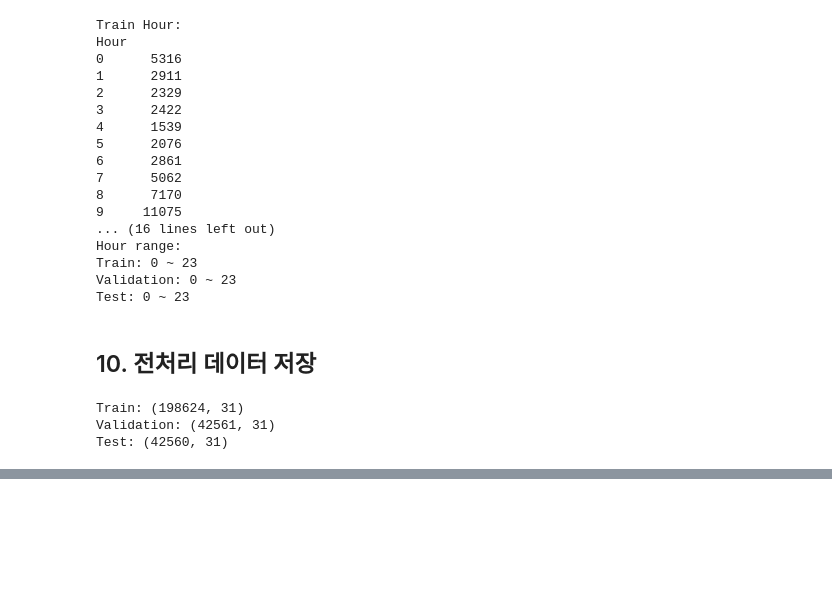
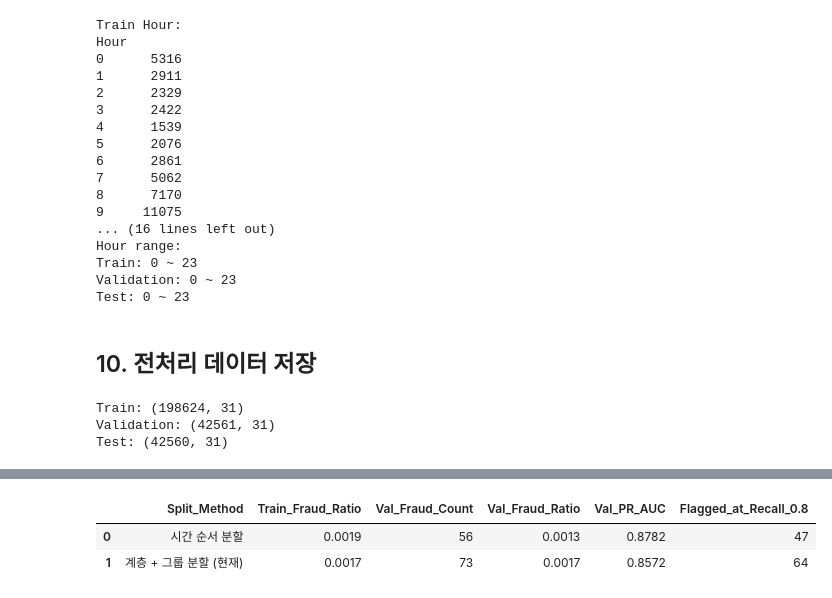
Before and after one commit to credit-card-fds/credit-card-fds, a Jupyter notebook: experiments/eda_and_split.ipynb, the cells around one changed output, grey strips where cells are left out. Saved outputs shown, nothing was run; the diff lists cells and outputs as text; code cells hidden in the pictures; blank space fills up the shorter version.

```diff
--- a/experiments/eda_and_split.ipynb
+++ b/experiments/eda_and_split.ipynb
@@ -565,0 +578,67 @@ Test: (42560, 31)
+# %%
+# ============================================================
+# [실험] 시간 순서 분할 vs 계층 + 그룹 분할 — 검증 성능 비교
+# 전처리: 본 분할과 같은 규칙 (Amount 로그 + RobustScaler를 학습 구간 기준 fit, Time → Hour)
+# 모델: 랜덤포레스트 (n_estimators=200, class_weight='balanced', random_state=42)
+# ============================================================
+import sys
+from pathlib import Path
+
+from sklearn.ensemble import RandomForestClassifier
+from sklearn.metrics import average_precision_score
+
+sys.path.insert(0, "../src")
+from utils import flagged_for_recall
+
+
+def preprocess(X_fit, X_eval):
+    """본 분할과 같은 전처리를 학습 구간 기준으로 적용"""
+    X_fit, X_eval = X_fit.copy(), X_eval.copy()
+    scaler = RobustScaler().fit(np.log1p(X_fit[["Amount"]]))
+    for part in (X_fit, X_eval):
+        part["Amount"] = scaler.transform(np.log1p(part[["Amount"]])).ravel()
+        part["Hour"] = ((part["Time"] // 3600) % 24).astype(int)
+    return X_fit.drop(columns="Time"), X_eval.drop(columns="Time")
+
+
+# 1) 시간 순서 분할: 앞 70% 시각까지 학습, 그다음 15% 구간 검증
+#    같은 시각의 거래(중복 거래 포함)는 항상 같은 구간에 들어가므로 중복 누수 없음
+t70, t85 = df_clean["Time"].quantile([0.70, 0.85])
+time_train = df_clean[df_clean["Time"] < t70]
+time_val = df_clean[(df_clean["Time"] >= t70) & (df_clean["Time"] < t85)]
+
+# 2) 계층 + 그룹 분할: 8장에서 만든 분할의 전처리 전 원본 행
+strat_train = df_clean.loc[train_idx]
+strat_val = df_clean.loc[val_idx]
+
+split_rows = []
+for name, (part_train, part_val) in {
+    "시간 순서 분할": (time_train, time_val),
+    "계층 + 그룹 분할 (현재)": (strat_train, strat_val),
+}.items():
+    X_fit, X_eval = preprocess(part_train.drop(columns="Class"), part_val.drop(columns="Class"))
+    rf = RandomForestClassifier(n_estimators=200, class_weight="balanced", random_state=42, n_jobs=-1)
+    rf.fit(X_fit, part_train["Class"])
+
+    prob = rf.predict_proba(X_eval)[:, 1]
+    n_flagged, _ = flagged_for_recall(part_val["Class"], prob)
+    split_rows.append({
+        "Split_Method": name,
+        "Train_Fraud_Ratio": part_train["Class"].mean(),
+        "Val_Fraud_Count": int(part_val["Class"].sum()),
+        "Val_Fraud_Ratio": part_val["Class"].mean(),
+        "Val_PR_AUC": average_precision_score(part_val["Class"], prob),
+        "Flagged_at_Recall_0.8": n_flagged,
+    })
+
+split_comparison = pd.DataFrame(split_rows)
+
+table_dir = Path("../reports/tables")
+table_dir.mkdir(parents=True, exist_ok=True)
+split_comparison.to_csv(table_dir / "eda_val_split_comparison.csv", index=False, encoding="utf-8-sig")
+
+split_comparison.round(4)
+# %% [output]
+|  | Split_Method | Train_Fraud_Ratio | Val_Fraud_Count | Val_Fraud_Ratio | Val_PR_AUC | Flagged_at_Recall_0.8 |
+| 0 | 시간 순서 분할 | 0.0019 | 56 | 0.0013 | 0.8782 | 47 |
+| 1 | 계층 + 그룹 분할 (현재) | 0.0017 | 73 | 0.0017 | 0.8572 | 64 |
```
Also changed, not shown: parts of 5 cells of this notebook, 19 other files.
